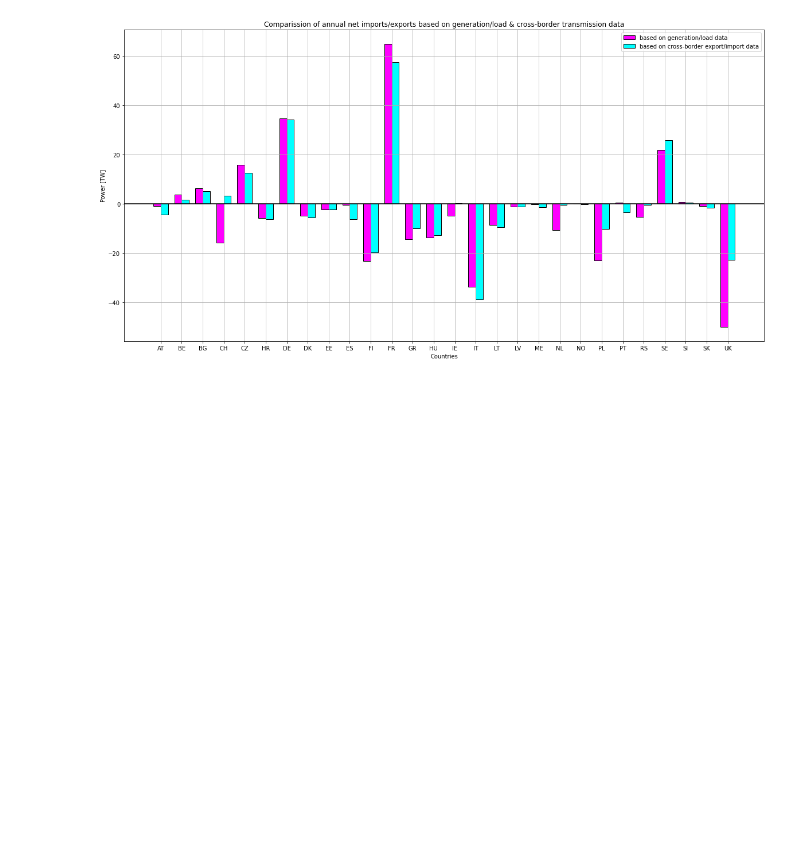
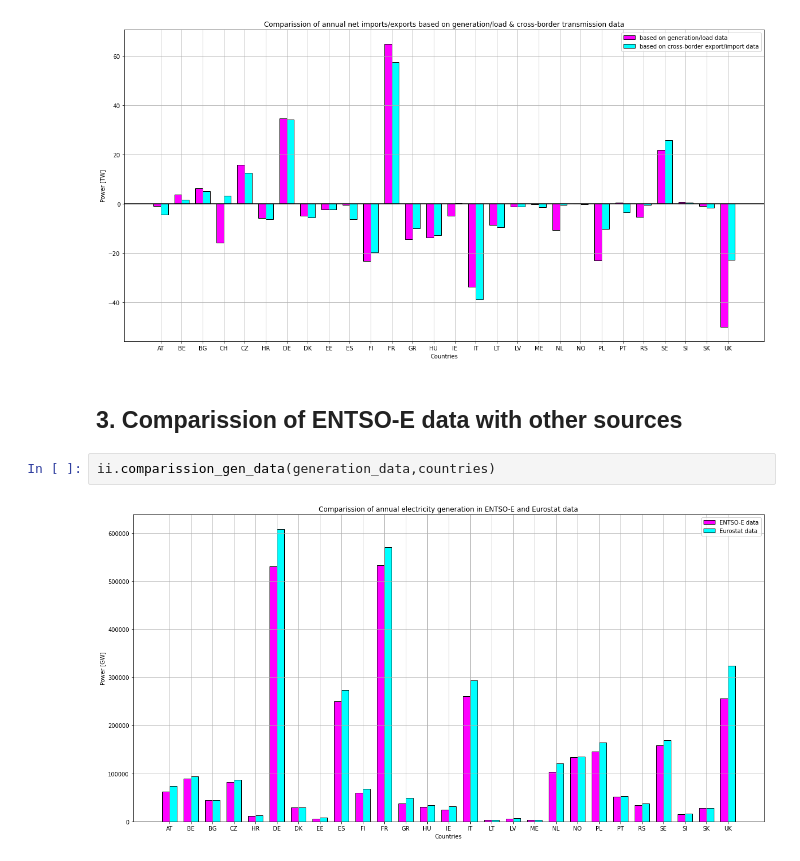
Before and after one commit to lovinduw/Consolidation, a Jupyter notebook: Scripts/main.ipynb, the cells around one changed output. Saved outputs shown, nothing was run; the diff lists cells and outputs as text; blank space fills up the shorter version.

```diff
--- a/Scripts/main.ipynb
+++ b/Scripts/main.ipynb
@@ -87,3 +84,9 @@ import_export_using_crossborder_data.head()
 ii.plot(import_export_using_load_gen,import_export_using_crossborder_data,abbr_list)
 # %% [output]
 [figure]
+# %% [markdown]
+## 3. Comparission of ENTSO-E data with other sources
+# %%
+ii.comparission_gen_data(generation_data,countries)
+# %% [output]
+[figure, added]
```
Also changed, not shown: parts of 2 cells of this notebook, 4 other files.
